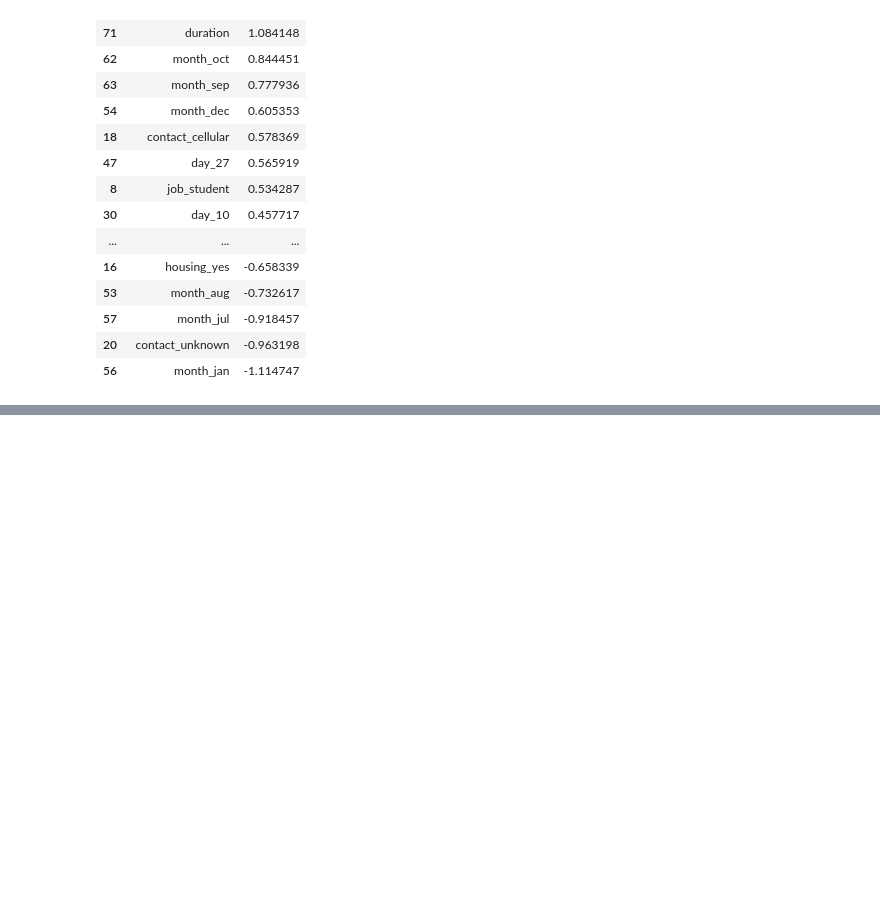
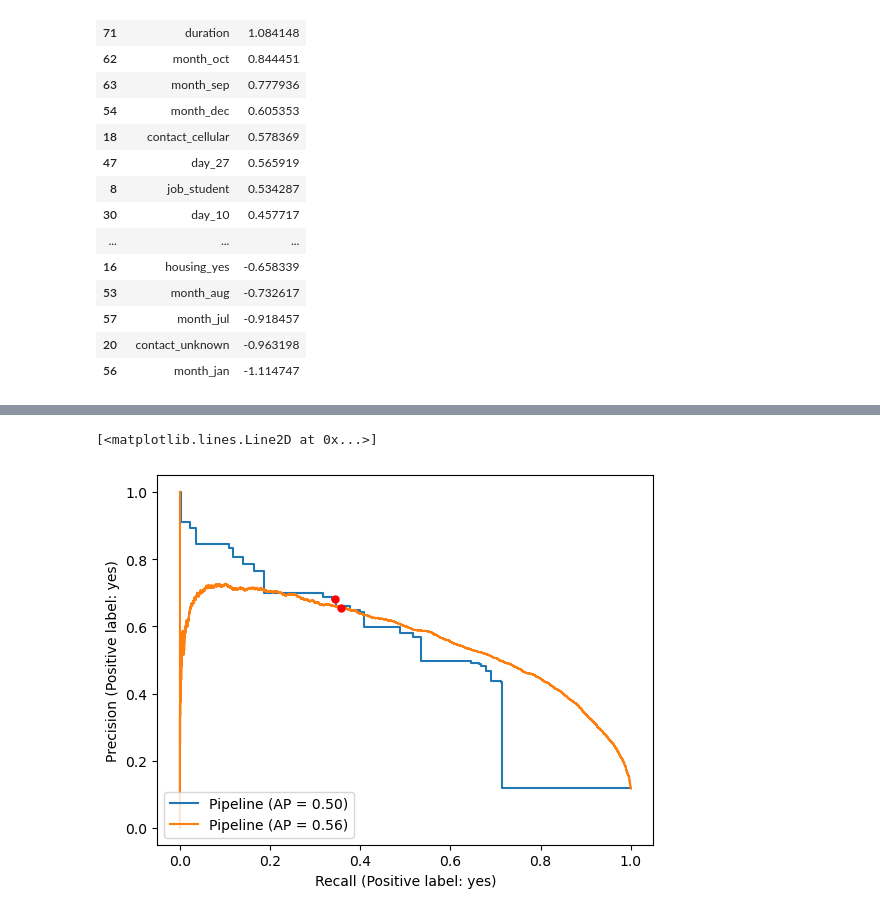
Before and after one commit to UBC-MDS/dsci522_group21, a Jupyter notebook: term_deposit_analysis.ipynb, the cells around one changed output, grey strips where cells are left out. Saved outputs shown, nothing was run; the diff lists cells and outputs as text; code cells hidden in the pictures; blank space fills up the shorter version.

```diff
--- a/term_deposit_analysis.ipynb
+++ b/term_deposit_analysis.ipynb
@@ -322,0 +394,18 @@ feature_importance.sort_values('coef', ascending=False)
+# %%
+_, ax = plt.subplots()
+
+PrecisionRecallDisplay.from_estimator(dt_pipe, X_train, y_train, ax=ax)
+
+# plot point
+plt.plot(
+    recall_score(y_train, dt_pipe.predict(X_train), pos_label="yes"),
+    precision_score(y_train, dt_pipe.predict(X_train), pos_label="yes"),
+    "ro", markersize=5) # red circle
+
+PrecisionRecallDisplay.from_estimator(lr_pipe, X_train, y_train, ax=ax)
+
+# plot point
+plt.plot(recall_score(y_train, y_pred, pos_label="yes"), precision_score(y_train, y_pred, pos_label="yes"), "ro", markersize=5) # red circle
+# %% [output]
+[<matplotlib.lines.Line2D at 0x...>]
+[figure, added]
```
Also changed, not shown: parts of 8 cells of this notebook.
